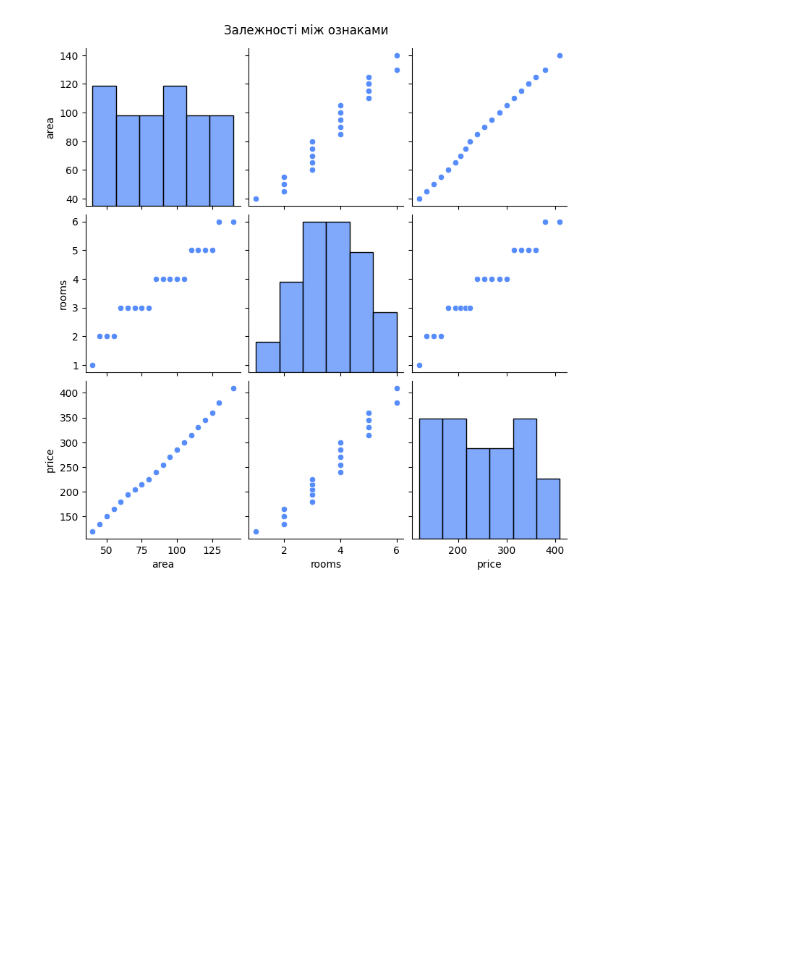
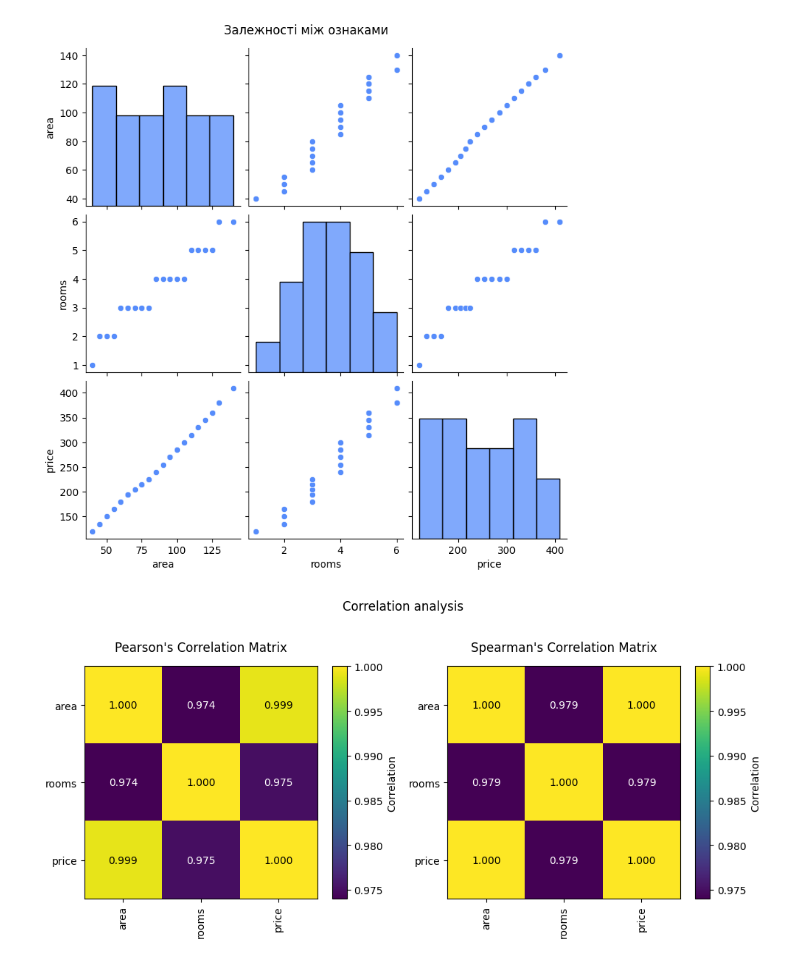
Before and after one commit to BogdanPinchuk/DataScience-PBY_HW10, a Jupyter notebook: Bohdan_Pinchuk_DS_HW10.ipynb, the cells around one changed output. Saved outputs shown, nothing was run; the diff lists cells and outputs as text; code cells hidden in the pictures; blank space fills up the shorter version.

```diff
--- a/Bohdan_Pinchuk_DS_HW10.ipynb
+++ b/Bohdan_Pinchuk_DS_HW10.ipynb
@@ -268,6 +268,7 @@ class Reporter:
 import pandas as pd
 
 # Input data
+tolerance = 3
 mae_name = "neg_mean_absolute_error"
 mse_name = "neg_mean_squared_error"
 rmse_name = "neg_root_mean_squared_error"
@@ -287,9 +288,15 @@ data = {
 
 # Solution
 df = pd.DataFrame(data)
+# Pearson
+pearson_matrix = df.corr(method='pearson').round(tolerance)
+# Spearman
+spearman_matrix = df.corr(method='spearman').round(tolerance)
 
 # Print results
 display(df)
+display(pearson_matrix.style.set_caption("Pearson's correlation").format(precision=tolerance))
+display(spearman_matrix.style.set_caption("Spearman's correlation").format(precision=tolerance))
 # %% [output]
 |  | area | rooms | price |
 | 0 | 40 | 1 | 120 |
@@ -327,4 +344,71 @@ plt.suptitle("Залежності між ознаками", y=1.025)
 plt.show()
 # %% [output]
 [figure]
+# %%
+# Graphic results
+
+import matplotlib.pyplot as plt
+from mpl_toolkits.axes_grid1 import make_axes_locatable
+
+# Input data
+tolerance = 3
+color_spliter = 0.99
+
+# Solution
+_, axes = plt.subplots(1, 2, figsize=(10, 5))
+
+ax = axes[0]
+data_matrix = pearson_matrix
+ax.imshow(data_matrix)
+ax.set_yticks(range(len(data_matrix)), labels=data_matrix.index)
+ax.set_xticks(range(len(data_matrix)), labels=data_matrix.columns)
+plt.setp(ax.get_xticklabels(), rotation=90)
+
+for i in range(len(data_matrix.index)):
+    for j in range(len(data_matrix.columns)):
+        corr_val = data_matrix.iloc[i, j]
+        ax.text(j, i, f"{corr_val:.{tolerance}f}",
+                ha="center", va="center",
+                color="white" if corr_val <= color_spliter else "black")
+
+divider = make_axes_locatable(ax)
+cb_ax = divider.append_axes("right", size=0.2, pad=0.2)
+
+norm = plt.Normalize(pearson_matrix.min().min(), pearson_matrix.max().max())
+sm = plt.cm.ScalarMappable(norm=norm)
+sm.set_array([])
+ax.figure.colorbar(sm, cax=cb_ax, label='Correlation')
+
+ax.set_title("Pearson's Correlation Matrix", pad=15, loc='center', color='black')
+
+ax = axes[1]
+data_matrix = spearman_matrix
+ax.imshow(data_matrix)
+ax.set_yticks(range(len(data_matrix)), labels=data_matrix.index)
+ax.set_xticks(range(len(data_matrix)), labels=data_matrix.columns)
+plt.setp(ax.get_xticklabels(), rotation=90)
+
+for i in range(len(data_matrix.index)):
+    for j in range(len(data_matrix.columns)):
+        corr_val = data_matrix.iloc[i, j]
+        ax.text(j, i, f"{corr_val:.{tolerance}f}",
+                ha="center", va="center",
+                color="white" if corr_val <= color_spliter else "black")
+
+divider = make_axes_locatable(ax)
+cb_ax = divider.append_axes("right", size=0.2, pad=0.2)
+
+norm = plt.Normalize(pearson_matrix.min().min(), pearson_matrix.max().max())
+sm = plt.cm.ScalarMappable(norm=norm)
+sm.set_array([])
+ax.figure.colorbar(sm, cax=cb_ax, label='Correlation')
+
+ax.set_title("Spearman's Correlation Matrix", pad=15, loc='center', color='black')
+
+plt.suptitle(f"Correlation analysis")
+
+plt.tight_layout()
+plt.show()
+# %% [output]
+[figure, added]
 # %% [markdown]
```
Also changed, not shown: parts of 4 cells of this notebook.
